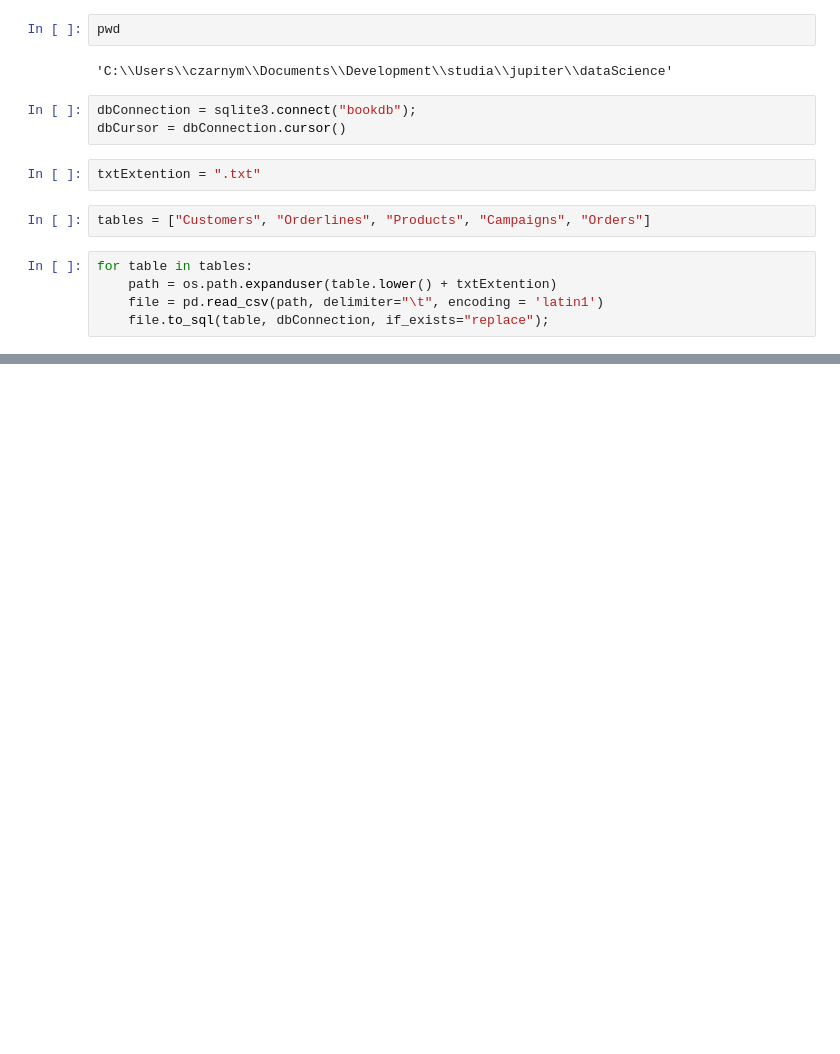
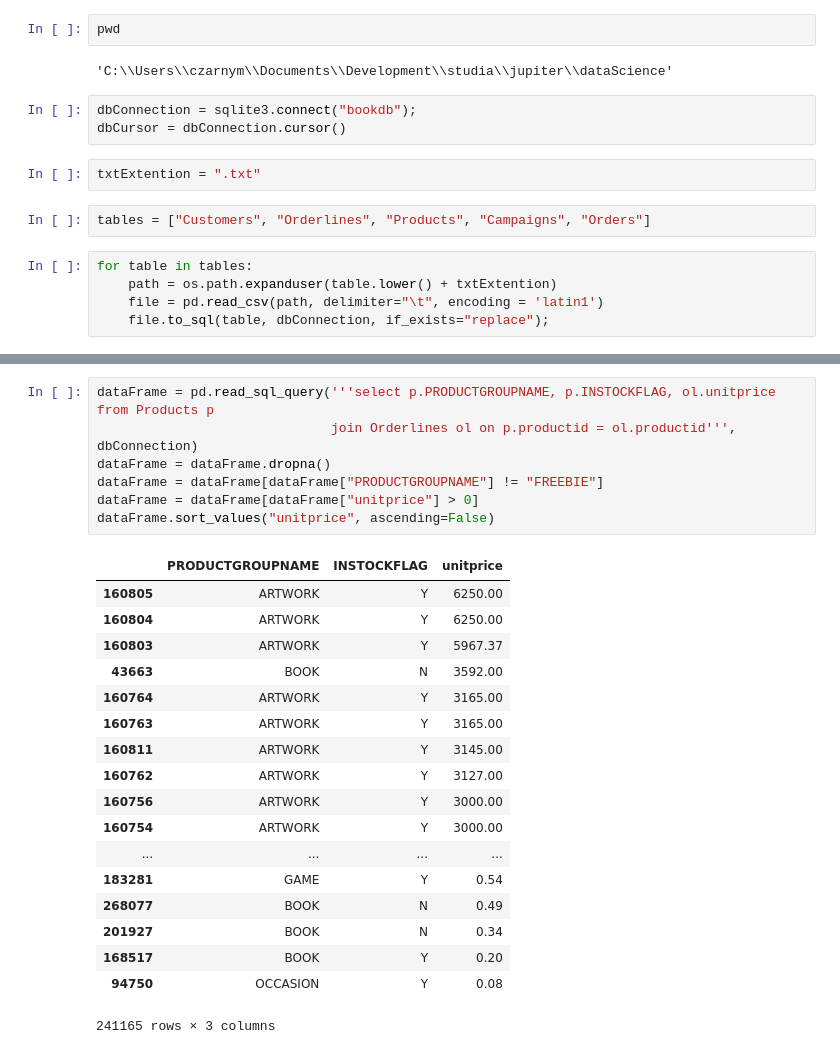
Before and after one commit to MariuszWroc/dataScience, a Jupyter notebook: SQL import.ipynb, the cells around one changed output, grey strips where cells are left out. Saved outputs shown, nothing was run; the diff lists cells and outputs as text; blank space fills up the shorter version.

```diff
--- a/SQL import.ipynb
+++ b/SQL import.ipynb
@@ -92,0 +116,26 @@ dataFrame
+# %%
+dataFrame = pd.read_sql_query('''select p.PRODUCTGROUPNAME, p.INSTOCKFLAG, ol.unitprice from Products p
+                              join Orderlines ol on p.productid = ol.productid''', dbConnection)
+dataFrame = dataFrame.dropna()
+dataFrame = dataFrame[dataFrame["PRODUCTGROUPNAME"] != "FREEBIE"]
+dataFrame = dataFrame[dataFrame["unitprice"] > 0]
+dataFrame.sort_values("unitprice", ascending=False)
+# %% [output]
+|  | PRODUCTGROUPNAME | INSTOCKFLAG | unitprice |
+| 160805 | ARTWORK | Y | 6250.00 |
+| 160804 | ARTWORK | Y | 6250.00 |
+| 160803 | ARTWORK | Y | 5967.37 |
+| 43663 | BOOK | N | 3592.00 |
+| 160764 | ARTWORK | Y | 3165.00 |
+| 160763 | ARTWORK | Y | 3165.00 |
+| 160811 | ARTWORK | Y | 3145.00 |
+| 160762 | ARTWORK | Y | 3127.00 |
+| 160756 | ARTWORK | Y | 3000.00 |
+| 160754 | ARTWORK | Y | 3000.00 |
+| ... | ... | ... | ... |
+| 183281 | GAME | Y | 0.54 |
+| 268077 | BOOK | N | 0.49 |
+| 201927 | BOOK | N | 0.34 |
+| 168517 | BOOK | Y | 0.20 |
+| 94750 | OCCASION | Y | 0.08 |
+241165 rows × 3 columns
```
Also changed, not shown: parts of 16 cells of this notebook.
